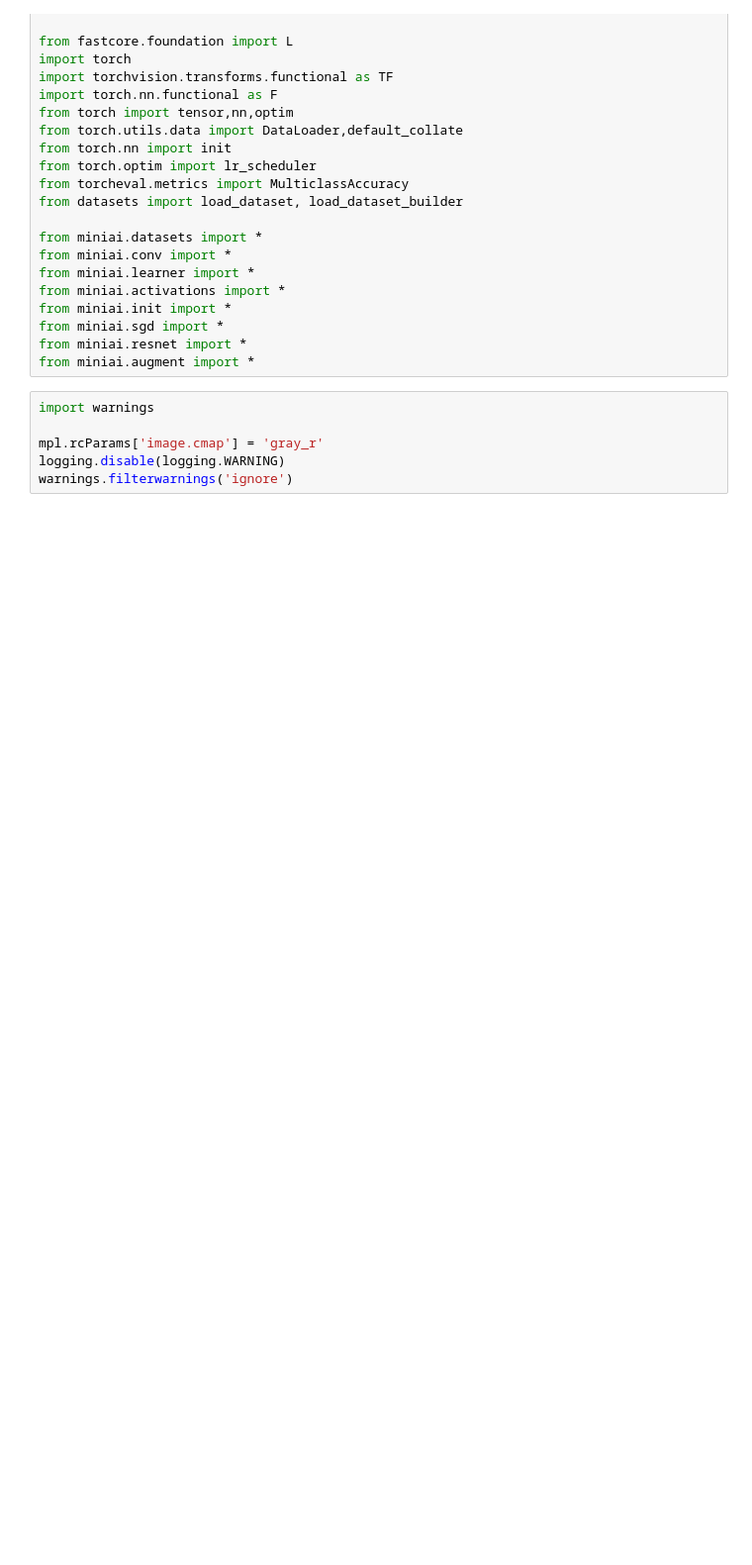
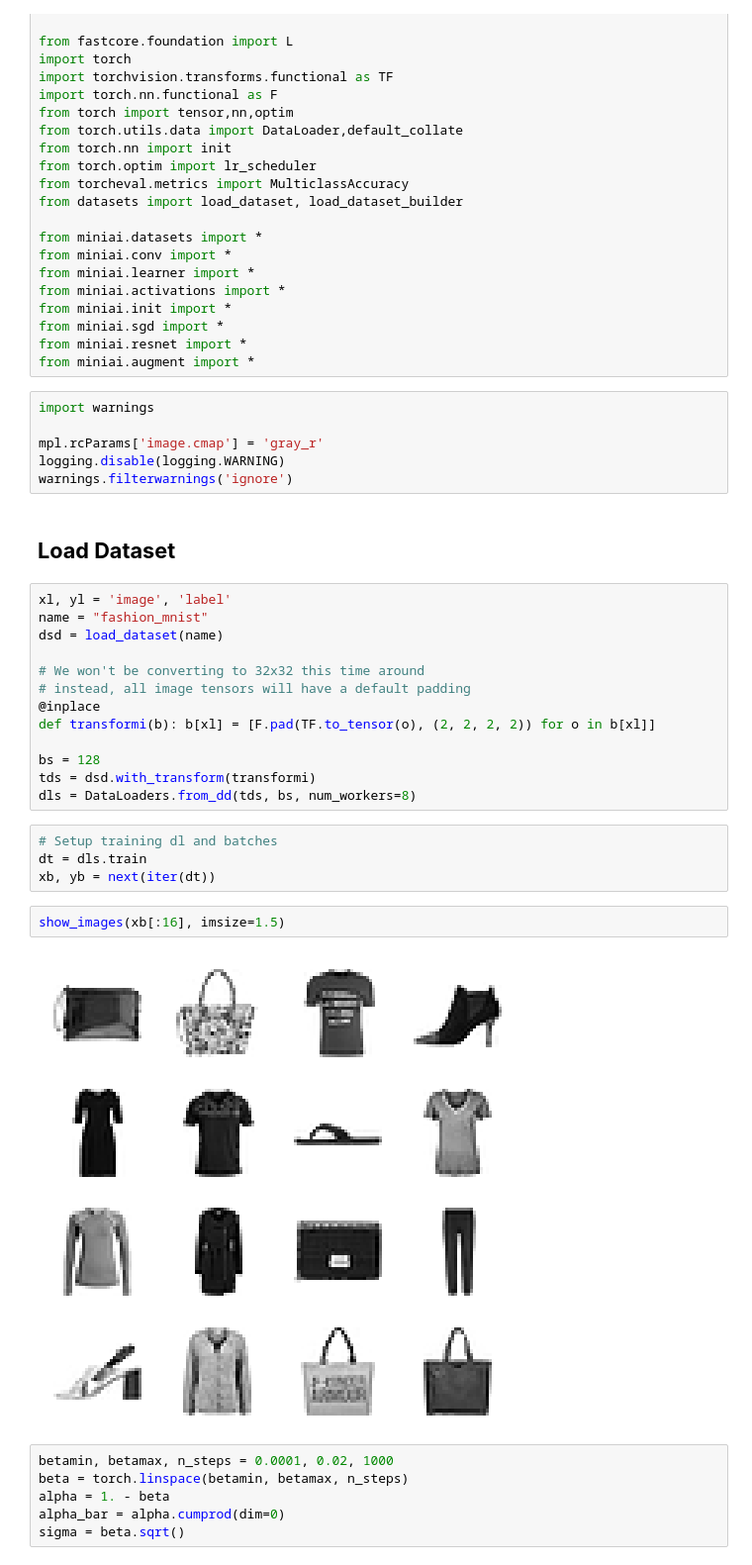
Before and after one commit to bachaudhry/FastAI-22-23, a Jupyter notebook: course_part_2/16_DDPM_v2.ipynb, the cells around one changed output. Shown at 99% size. Saved outputs shown, nothing was run; the diff lists cells and outputs as text; blank space fills up the shorter version.

```diff
--- a/course_part_2/16_DDPM_v2.ipynb
+++ b/course_part_2/16_DDPM_v2.ipynb
@@ -35,3 +35,32 @@ import warnings
 mpl.rcParams['image.cmap'] = 'gray_r'
 logging.disable(logging.WARNING)
 warnings.filterwarnings('ignore')
+# %% [markdown]
+## **Load Dataset**
+# %%
+xl, yl = 'image', 'label'
+name = "fashion_mnist"
+dsd = load_dataset(name)
+
+# We won't be converting to 32x32 this time around
+# instead, all image tensors will have a default padding
+@inplace
+def transformi(b): b[xl] = [F.pad(TF.to_tensor(o), (2, 2, 2, 2)) for o in b[xl]]
+
+bs = 128
+tds = dsd.with_transform(transformi)
+dls = DataLoaders.from_dd(tds, bs, num_workers=8)
+# %%
+# Setup training dl and batches
+dt = dls.train
+xb, yb = next(iter(dt))
+# %%
+show_images(xb[:16], imsize=1.5)
+# %% [output]
+[figure, added]
+# %%
+betamin, betamax, n_steps = 0.0001, 0.02, 1000
+beta = torch.linspace(betamin, betamax, n_steps)
+alpha = 1. - beta
+alpha_bar = alpha.cumprod(dim=0)
+sigma = beta.sqrt()
```
Also changed, not shown: parts of 7 cells of this notebook.
